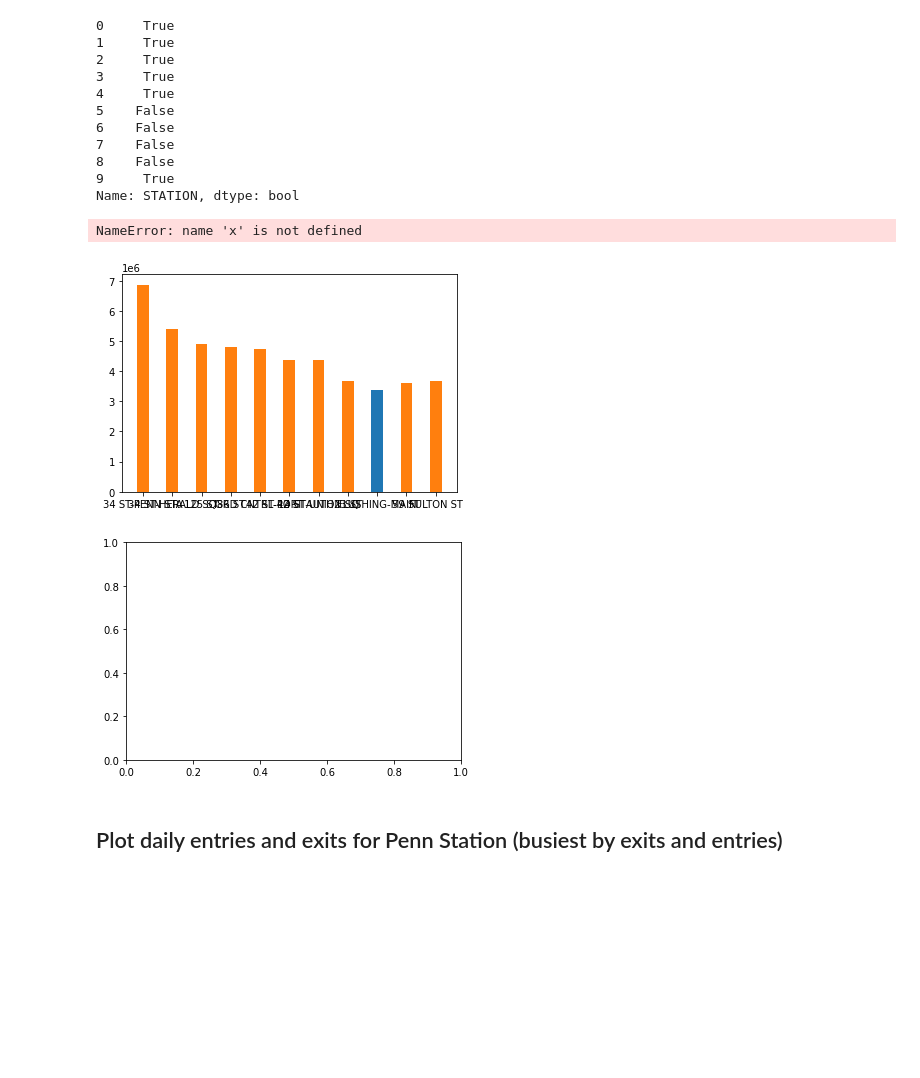
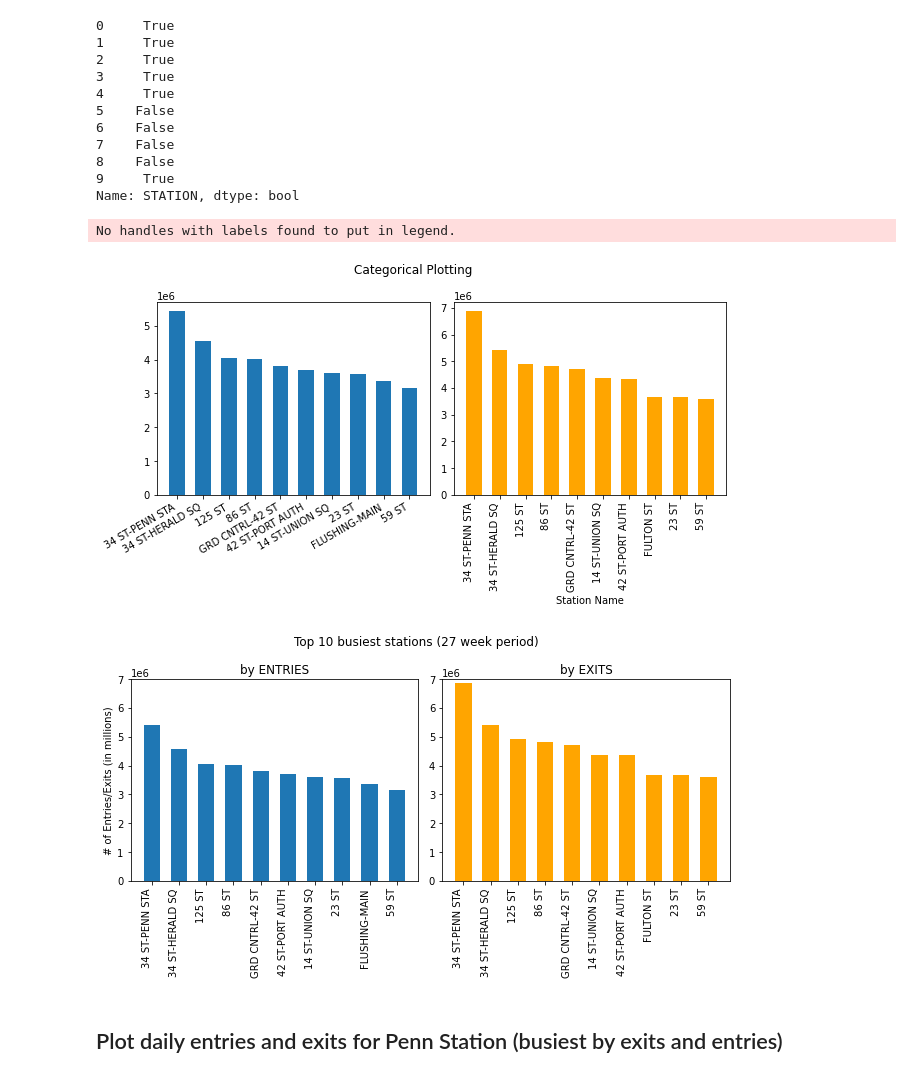
Before and after one commit to jaykwon2/MTA_EDA, a Jupyter notebook: EDA_Project_Jay_Kwon_v2.0.ipynb, the cells around one changed output. Cells and saved outputs as stored; diff of their text form; code cells hidden in the pictures; blank space fills up the shorter version.

Commit message:
notebook updated, more figures

```diff
--- a/EDA_Project_Jay_Kwon_v2.0.ipynb
+++ b/EDA_Project_Jay_Kwon_v2.0.ipynb
@@ -797,23 +797,21 @@ station_total_entries['STATION'].head(10) == station_total_exits['STATION'].head
 9     True
 Name: STATION, dtype: bool
 # %%
+# code left alone for educational purposes; see next cell for clean plot
+# code taken from various ways to plot (various method of using axes, not using axes
+
 %matplotlib inline
 import matplotlib.pyplot as plt
 
-plt.bar(x=station_total_entries['STATION'][:10], height=station_total_entries['TOTAL_ENTRIES'][:10], width = 0.4, label="Daily Entries") # ranked by Entries and showing entries
+fig, axs = plt.subplots(1, 2, figsize=(9, 5))
+axs[0].bar(x=station_total_entries['STATION'][:10], height=station_total_entries['TOTAL_ENTRIES'][:10], width = 0.6, label="Daily Entries") # ranked by Entries and showing entries
+axs[1].bar(x=station_total_exits['STATION'][:10],
+        height=station_total_exits['TOTAL_EXITS'][:10], width = 0.6, label="Daily Exits", color='orange') # ranked by Exits and showing exits
+plt.draw()
+axs[0].set_xticklabels(axs[0].get_xticklabels(), rotation=30, ha='right')
+axs[1].set_xticklabels(axs[1].get_xticklabels(), rotation=30, ha='right')
 
-plt.bar(x=station_total_exits['STATION'][:10],
-        height=station_total_exits['TOTAL_EXITS'][:10], width = 0.4, label="Daily Exits") # ranked by Exits and showing exits
-
-
-fig, ax = plt.subplots()
-# rects1 = ax.bar(x - width/2, men_means, width, label='Men')
-# rects2 = ax.bar(x + width/2, women_means, width, label='Women')
-
-rects1 = ax.bar(x - width/2, men_means, width, label='Men')
-rects2 = ax.bar(x + width/2, women_means, width, label='Women')
-
-
+fig.suptitle('Categorical Plotting')
 # Add some text for labels, title and custom x-axis tick labels, etc.
 ax.set_ylabel('# of Entries/Exits')
 ax.set_title('Top 10 stations by total entries and exits')
@@ -821,36 +819,61 @@ ax.set_title('Top 10 stations by total entries and exits')
 # ax.set_xticklabels(labels)
 ax.legend()
 
 # ax.bar_label(rects1, padding=3)
 # ax.bar_label(rects2, padding=3)
 
 
 # plt.legend(loc="upper right")
 plt.xlabel('Station Name')
 plt.xticks(rotation=90)
 
 
 fig.tight_layout()
 plt.show()
 # plt.savefig('top_10.png')
 
 
 # # side by side? while maintaining same stations?
 
 # plt.bar(x=penn_day['DAY_OF_WEEK_NUM'] - 0.2,
 #         height=penn_day['DAILY_ENTRIES'], width = 0.4, label="Total Entries")
 # plt.bar(x=penn_day['DAY_OF_WEEK_NUM'] + 0.2,
 #         height=penn_day['DAILY_EXITS'], width = 0.4, label="Total Exits")
 # plt.legend(loc='upper left')
 # plt.xlabel('Day of the week')
 # plt.ylabel('Number of turnstile entries/exits (in millions)')
 # plt.xticks(np.arange(7),['Mo','Tu','We','Th','Fr','St','Sn']) # changing x-tick labels np.arange(7) is the index location of the labels, then list for actual labels that we want for the tick mark.
 # plt.title('Ridership by Day of the Week for 34 ST-PENN STA')
 # plt.savefig('penn_week_plot.png')
 # %% [output]
-NameError: name 'x' is not defined
+No handles with labels found to put in legend.
-[figure, old version]
+[figure, new version]
-[figure, removed]
+# %%
+# Bar Graphs of top 10 Stations by Exits and Entries over 27 week period
+
+%matplotlib inline
+import matplotlib.pyplot as plt
+
+fig, axs = plt.subplots(1, 2, figsize=(9, 5))
+axs[0].bar(x=station_total_entries['STATION'][:10], height=station_total_entries['TOTAL_ENTRIES'][:10], width = 0.6, label="Daily Entries") # ranked by Entries and showing entries
+axs[1].bar(x=station_total_exits['STATION'][:10],
+        height=station_total_exits['TOTAL_EXITS'][:10], width = 0.6, label="Daily Exits", color='orange') # ranked by Exits and showing exits
+
+axs[0].set_ylim(0, 7000000)
+axs[1].set_ylim(0, 7000000)
+
+plt.draw()
+axs[0].set_xticklabels(axs[0].get_xticklabels(), rotation=90, ha='right')
+axs[1].set_xticklabels(axs[1].get_xticklabels(), rotation=90, ha='right')
+axs[0].set_title('by ENTRIES')
+axs[1].set_title('by EXITS')
+fig.suptitle('Top 10 busiest stations (27 week period)')
+axs[0].set_ylabel('# of Entries/Exits (in millions)')
+fig.tight_layout()
+# plt.show()
+plt.savefig('top_10.png')
+# %% [output]
+[figure, added]
 # %% [markdown]
 ## Plot daily entries and exits for Penn Station (busiest by exits and entries)
 # %%
```
Also changed, not shown: parts of 10 cells of this notebook, 2 other files.
